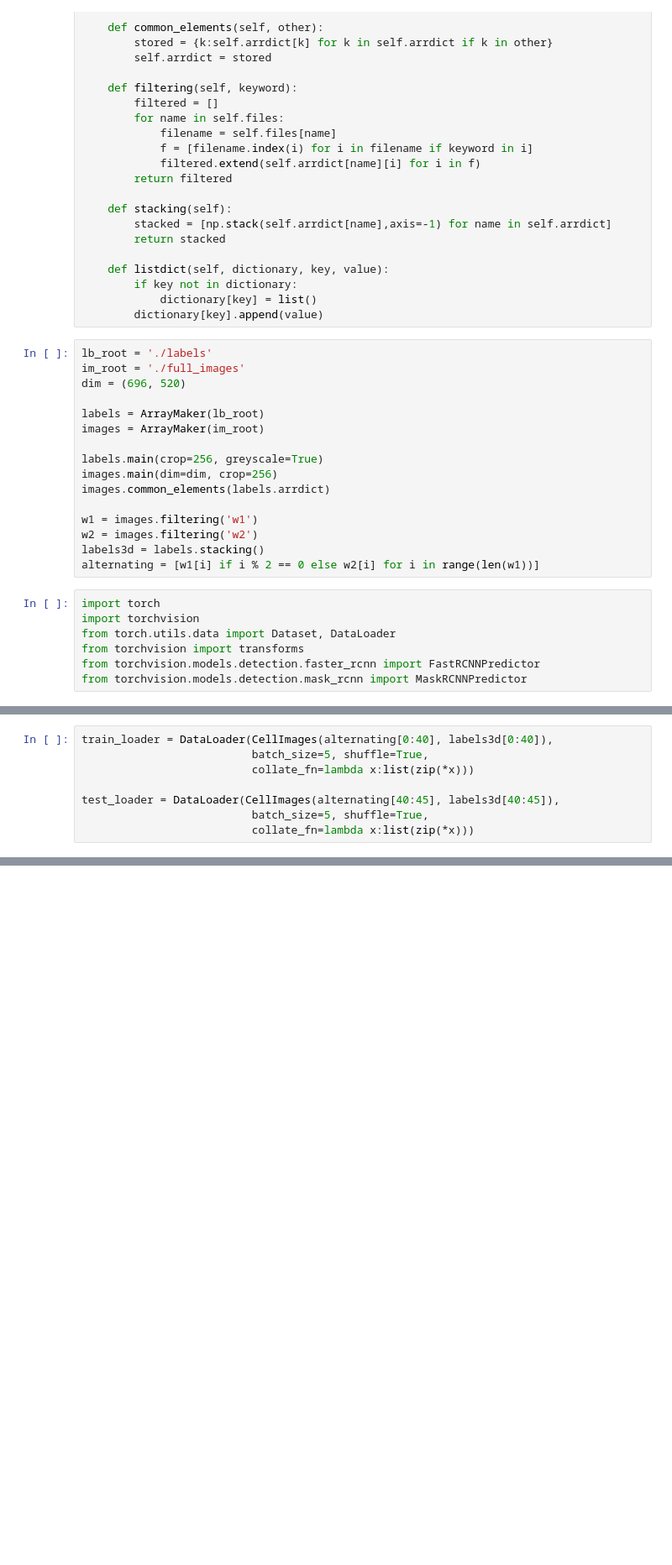
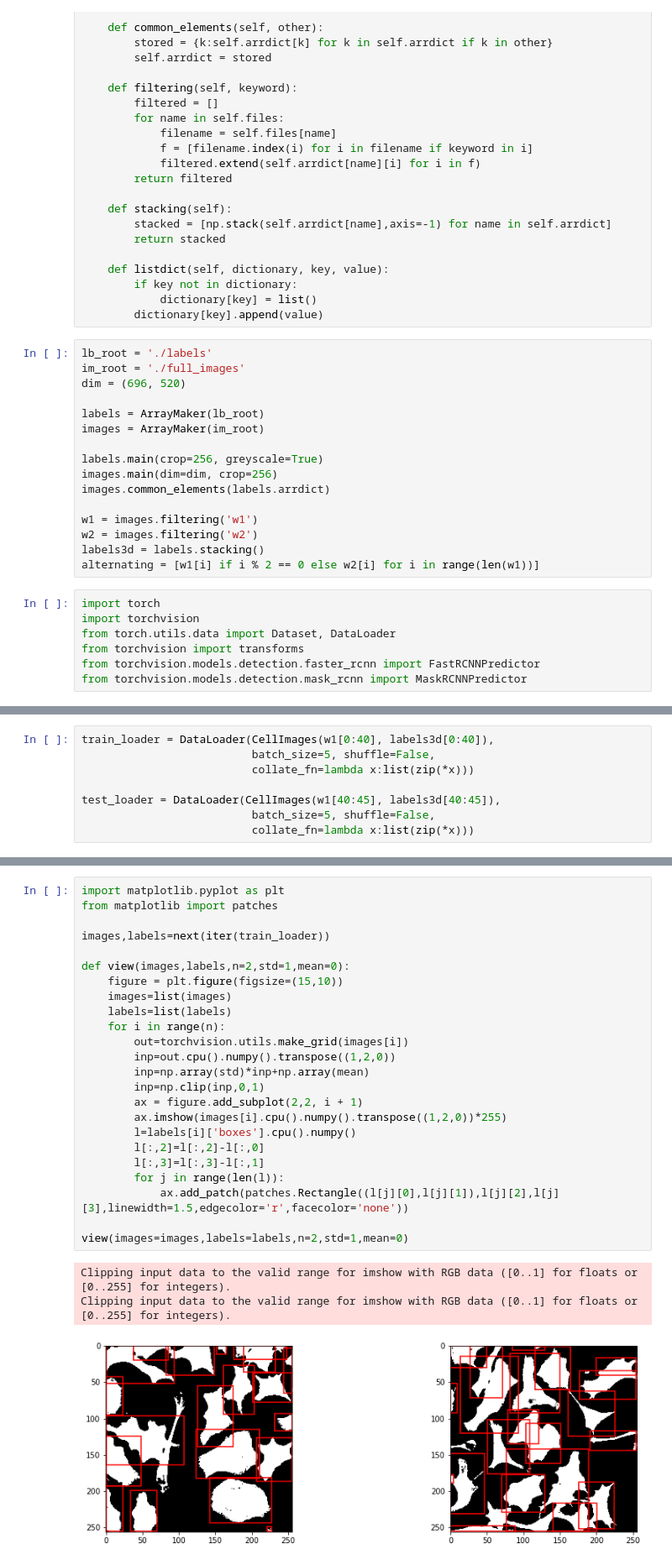
Before and after one commit to ego-alt/segmentation-from-scratch, a Jupyter notebook: instance_seg.ipynb, the cells around one changed output, grey strips where cells are left out. Shown at 84% size. Saved outputs shown, nothing was run; the diff lists cells and outputs as text; blank space fills up the shorter version.

```diff
--- a/instance_seg.ipynb
+++ b/instance_seg.ipynb
@@ -135,10 +140,10 @@ class CellImages(Dataset):
 
         return img, target
 # %%
-train_loader = DataLoader(CellImages(alternating[0:40], labels3d[0:40]),
-                          batch_size=5, shuffle=True,
+train_loader = DataLoader(CellImages(w1[0:40], labels3d[0:40]),
+                          batch_size=5, shuffle=False,
                           collate_fn=lambda x:list(zip(*x)))
 
-test_loader = DataLoader(CellImages(alternating[40:45], labels3d[40:45]),
-                          batch_size=5, shuffle=True,
+test_loader = DataLoader(CellImages(w1[40:45], labels3d[40:45]),
+                          batch_size=5, shuffle=False,
                           collate_fn=lambda x:list(zip(*x)))
@@ -144,0 +157,28 @@ test_loader = DataLoader(CellImages(alternating[40:45], labels3d[40:45]),
+# %%
+import matplotlib.pyplot as plt
+from matplotlib import patches
+
+images,labels=next(iter(train_loader))
+
+def view(images,labels,n=2,std=1,mean=0):
+    figure = plt.figure(figsize=(15,10))
+    images=list(images)
+    labels=list(labels)
+    for i in range(n):
+        out=torchvision.utils.make_grid(images[i])
+        inp=out.cpu().numpy().transpose((1,2,0))
+        inp=np.array(std)*inp+np.array(mean)
+        inp=np.clip(inp,0,1)
+        ax = figure.add_subplot(2,2, i + 1)
+        ax.imshow(images[i].cpu().numpy().transpose((1,2,0))*255)
+        l=labels[i]['boxes'].cpu().numpy()
+        l[:,2]=l[:,2]-l[:,0]
+        l[:,3]=l[:,3]-l[:,1]
+        for j in range(len(l)):
+            ax.add_patch(patches.Rectangle((l[j][0],l[j][1]),l[j][2],l[j][3],linewidth=1.5,edgecolor='r',facecolor='none'))
+
+view(images=images,labels=labels,n=2,std=1,mean=0)
+# %% [output]
+Clipping input data to the valid range for imshow with RGB data ([0..1] for floats or [0..255] for integers).
+Clipping input data to the valid range for imshow with RGB data ([0..1] for floats or [0..255] for integers).
+[figure, added]
```
Also changed, not shown: parts of 3 cells of this notebook.
